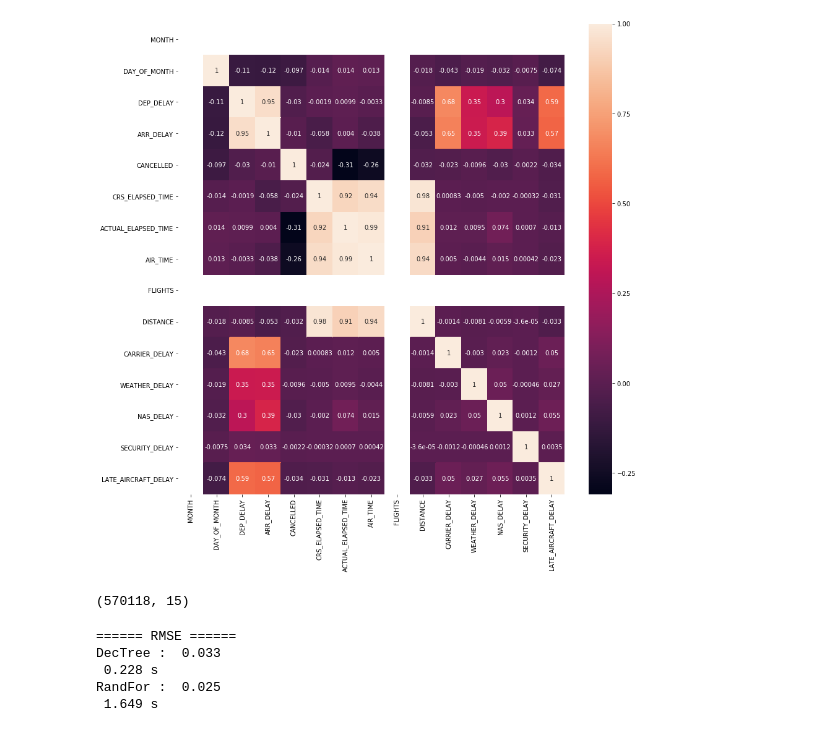
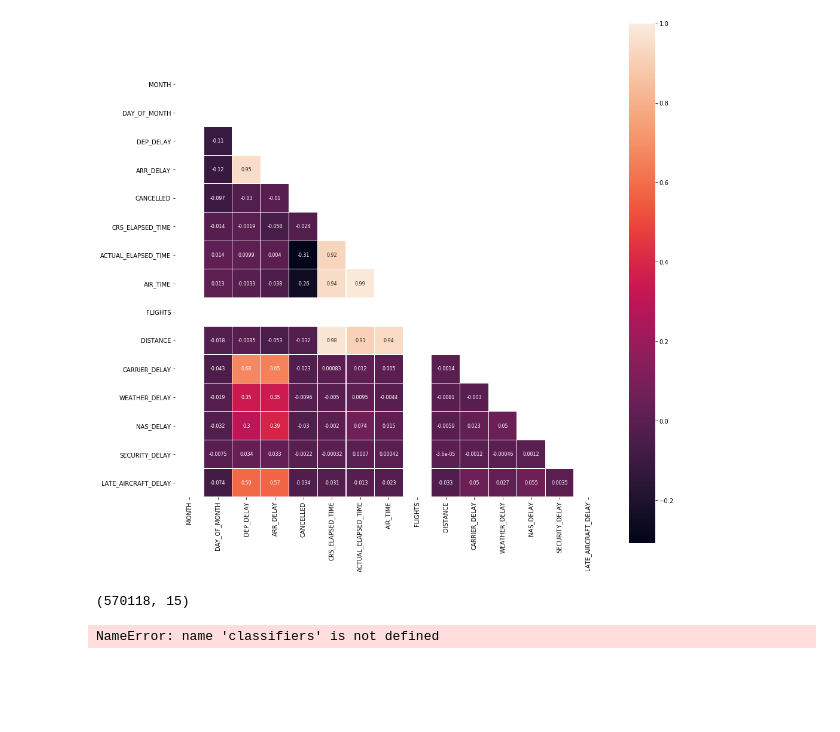
Before and after one commit to dokturdro/Data_Science, a Jupyter notebook: classification_flights/dtree_flights.ipynb, the cells around one changed output. Drawn from its saved outputs; the diff is of its cells as text; code cells hidden in the pictures; blank space fills up the shorter version.

```diff
--- a/classification_flights/dtree_flights.ipynb
+++ b/classification_flights/dtree_flights.ipynb
@@ -30,0 +8,3 @@ Index(['YEAR', 'QUARTER', 'MONTH', 'DAY_OF_MONTH', 'FL_DATE',
+# %%
+df = pd.read_csv(r"C:\Users\Administrator\Desktop\programming\datasets\business\939775908_T_ONTIME_REPORTING.csv")
+df
@@ -83,7 +101,0 @@ FL_DATE
-# %%
-corr = df.corr()
-plt.subplots(figsize=(14,14))
-sns.heatmap(corr, annot=True)
-plt.show()
-# %% [output]
-[figure, removed]
@@ -96,3 +102,15 @@ plt.show()
+# %%
+def plot_heatmap(data):
+
+    matrix = np.triu(data.corr())
+    plt.figure(figsize=(16, 16))
+    heatmap = sns.heatmap(data.corr(), annot=True, annot_kws={"fontsize": 8}, mask=matrix, linewidths=0.2, square=True)
+    figure = heatmap.get_figure()
+# %%
+corr = plot_heatmap(df)
+corr
+# %% [output]
+[figure, added]
 # %%
 print(df.shape)
 # %% [output]
@@ -117,6 +135,45 @@ X_test = scaler.transform(X_test)
 
 regressors = [['DecTree :', DecisionTreeRegressor()],
               ['RandFor :', RandomForestRegressor()]]
+# %%
+def get_results_kfold(X, y, classifiers):
+
+    result_dict = {}
+    cv = KFold(n_splits=5, random_state=42, shuffle=False)
+
+    for name,classifier in classifiers:
+
+        rmse = []
+        mae = []
+        r2 = []
+
+        for train_index, test_index in cv.split(x):
+            X_train, X_test, y_train, y_test = x.iloc[train_index], x.iloc[test_index], y.iloc[train_index], y.iloc[test_index]
+            score = classifier.fit(X_train, y_train)
+            prediction = score.predict(X_test)
+
+            rmse.append(np.sqrt(mean_squared_error(y_test, prediction)))
+            mae.append(mean_absolute_error(y_test, prediction))
+            r2.append(score.score(X_train, y_train))
+
+        if name not in result_dict:
+            result_dict[name] = []
+
+        result_dict[name].append(np.mean(rmse))
+        result_dict[name].append(np.mean(mae))
+        result_dict[name].append(np.mean(r2))
+
+    return result_dict
+
+
+
+columns = ['RMSE', 'MAE', 'R2']
+
+results_kfold = get_results_kfold(X, y, classifiers)
+results_kfold = pd.DataFrame.from_dict(results_kfold, orient='index')
+results_kfold.columns = columns
+# %% [output]
+NameError: name 'classifiers' is not defined
 # %%
 print("\n====== RMSE ======")
 for name,regressor in regressors:
@@ -129,12 +186,6 @@ for name,regressor in regressors:
     time = end - start
     print(name, "% .3f" % rmse)
     print("% .3f" % time,"s")
-# %% [output]
-====== RMSE ======
-DecTree :  0.033
- 0.228 s
-RandFor :  0.025
- 1.649 s
 # %%
 print("\n====== R^2 ======")
 r2_result = []
```
Also changed, not shown: parts of 13 cells of this notebook, 1 other file.
